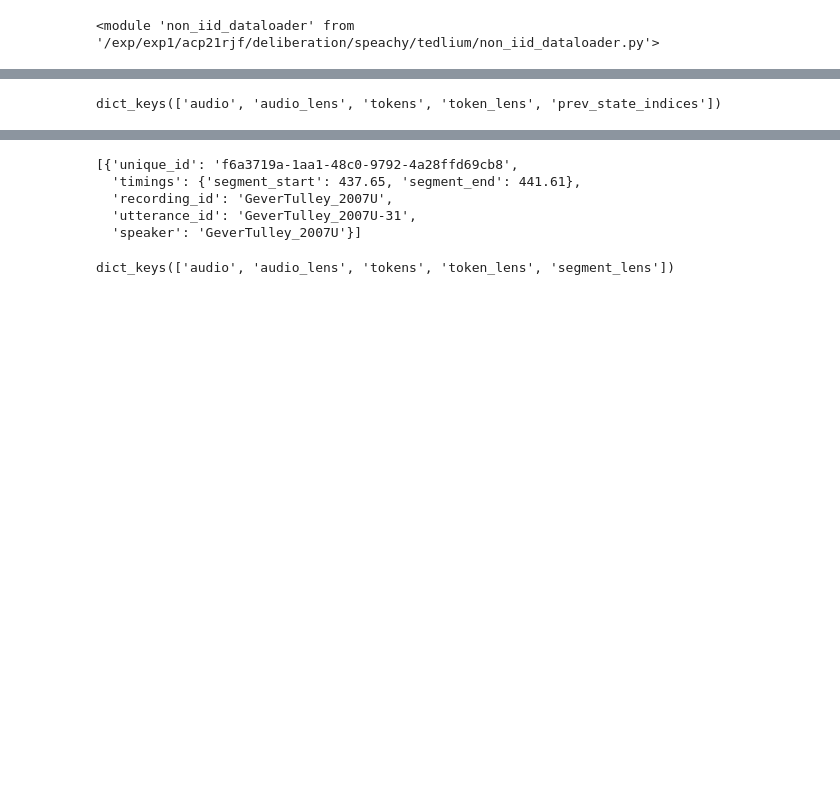
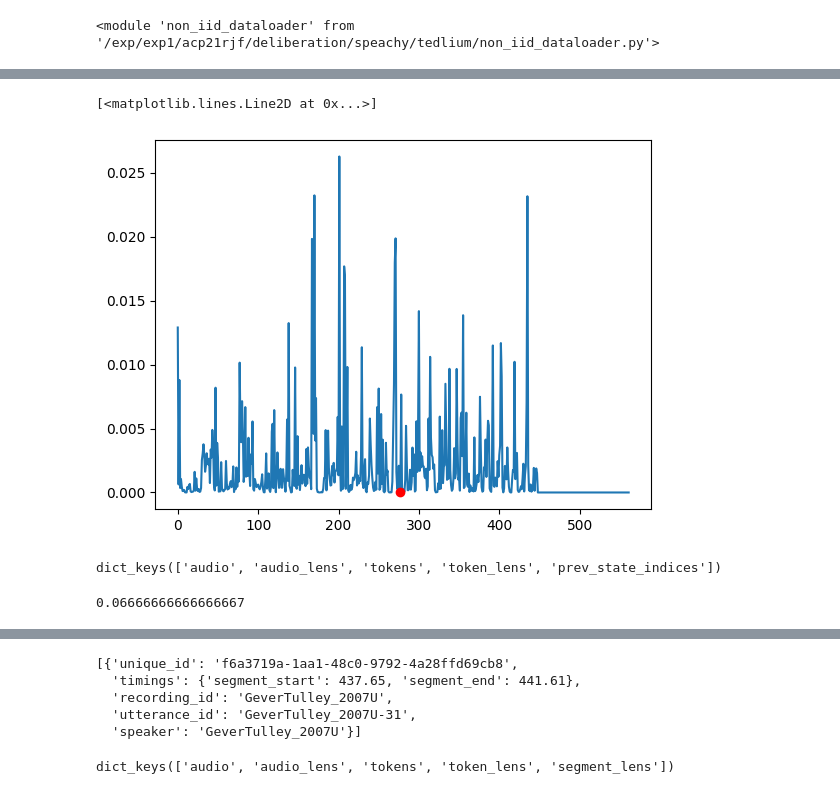
Before and after one commit to robflynnyh/asr_training_scripts, a Jupyter notebook: lm/Untitled-1.ipynb, the cells around one changed output, grey strips where cells are left out. Cells and saved outputs as stored; diff of their text form; code cells hidden in the pictures; blank space fills up the shorter version.

```diff
--- a/lm/Untitled-1.ipynb
+++ b/lm/Untitled-1.ipynb
@@ -434,3 +519,12 @@ def create_subbatches(audio, audio_lens, tokens, token_lens, segment_lens): # fo
+# %%
+N = 1
+B = 2
+H = 4
+plt.plot(attn[B, H, N, :])
+plt.plot(N + (attn.shape[-1]-attn.shape[-2]), 0, 'ro')
+# %% [output]
+[<matplotlib.lines.Line2D at 0x...>]
+[figure, added]
 # %%
 def move_to_device(sub_batch, device):
     for k, v in sub_batch.items():
@@ -443,3 +537,7 @@ sb = create_subbatches(**z)
 sb[0].keys()
 # %% [output]
 dict_keys(['audio', 'audio_lens', 'tokens', 'token_lens', 'prev_state_indices'])
+# %%
+(1/15)
+# %% [output]
+0.06666666666666667
```
Also changed, not shown: parts of 36 cells of this notebook, 9 other files.
